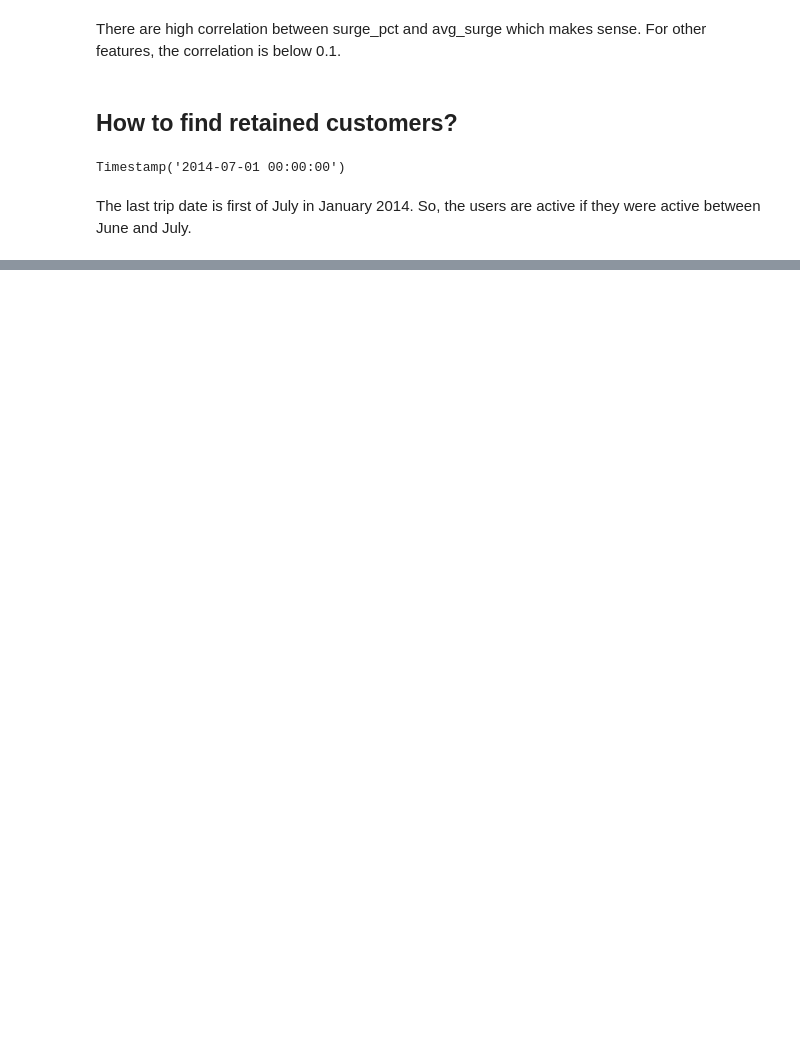
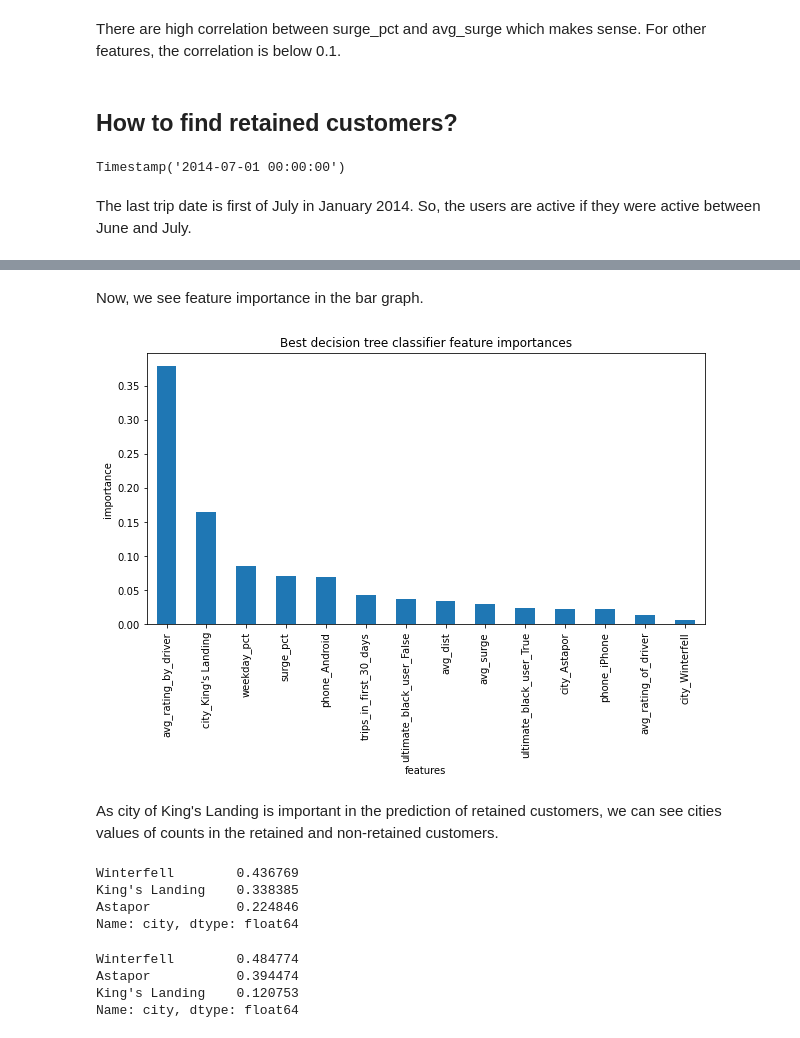
Before and after one commit to Marmar8001/Ultimate-Takehome-Challange, a Jupyter notebook: ultimate.ipynb, the cells around one changed output, grey strips where cells are left out. Saved outputs shown, nothing was run; the diff lists cells and outputs as text; code cells hidden in the pictures; blank space fills up the shorter version.

```diff
--- a/ultimate.ipynb
+++ b/ultimate.ipynb
@@ -329,0 +363,11 @@ df.head()
+# %%
+from sklearn.pipeline import make_pipeline
+from sklearn.impute import SimpleImputer
+from sklearn.preprocessing import StandardScaler, MinMaxScaler
+from sklearn.tree import DecisionTreeClassifier
+
+
+pipe= make_pipeline(
+    SimpleImputer(strategy='median'),
+    StandardScaler(),
+    DecisionTreeClassifier())
@@ -329,0 +385,6 @@ df.head()
+# %%
+param_dict={"decisiontreeclassifier__max_depth":range(1,10), "decisiontreeclassifier__min_samples_split":range(2,10),"decisiontreeclassifier__min_samples_leaf":range(1,5)}
+# %%
+DT = GridSearchCV(pipe, param_grid=param_dict, cv=5)
+# %%
+DT.fit(X_train, y_train)
@@ -329,0 +439,15 @@ df.head()
+# %% [markdown]
+Now, we see feature importance in the bar graph.
+# %%
+
+plt.subplots(figsize=(10, 5))
+imps_DT = DT.best_estimator_._final_estimator.feature_importances_
+DT_imps = pd.Series(imps_DT, index=X_train.columns).sort_values(ascending=False)
+DT_imps.plot(kind='bar')
+plt.xlabel('features')
+plt.ylabel('importance')
+plt.title('Best decision tree classifier feature importances');
+# %% [output]
+[figure, added]
+# %% [markdown]
+As city of King's Landing is important in the prediction of retained customers, we can see cities values of counts in the retained and non-retained customers.
@@ -329,0 +456,7 @@ df.head()
+# %%
+df_retained['city'].value_counts()/df_retained['city'].shape[0]
+# %% [output]
+Winterfell        0.436769
+King's Landing    0.338385
+Astapor           0.224846
+Name: city, dtype: float64
@@ -329,0 +465,7 @@ df.head()
+# %%
+df_not_retained['city'].value_counts()/df_not_retained['city'].shape[0]
+# %% [output]
+Winterfell        0.484774
+Astapor           0.394474
+King's Landing    0.120753
+Name: city, dtype: float64
```
Also changed, not shown: parts of 37 cells of this notebook, 1 other file.
